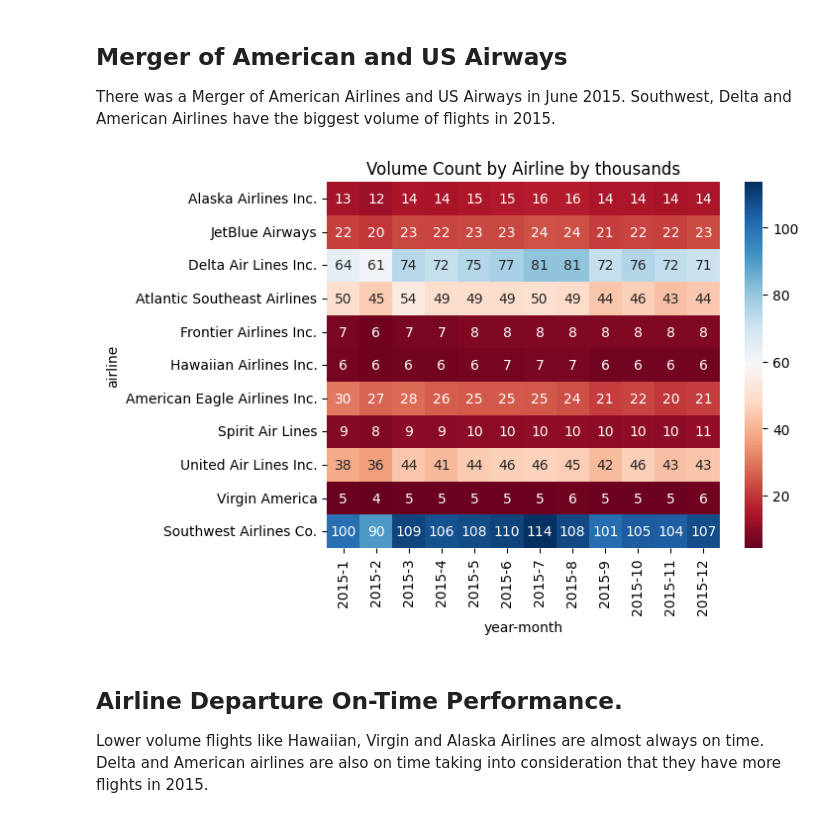
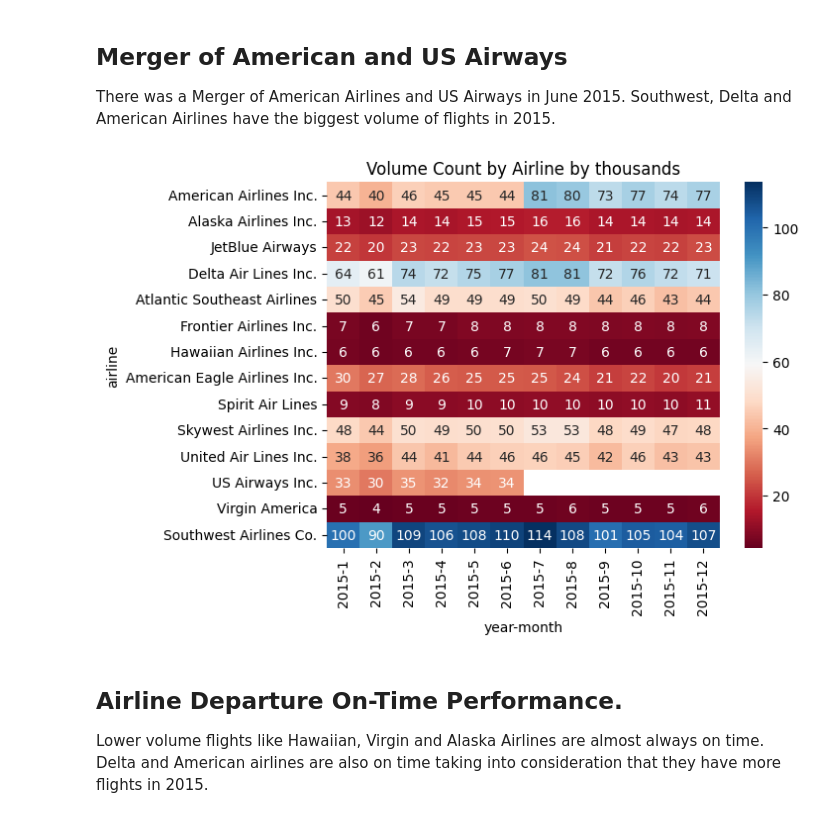
Before and after one commit to cmd-master/airline, a Jupyter notebook: airline-delays.ipynb, the cells around one changed output. Drawn from its saved outputs; the diff is of its cells as text; code cells hidden in the pictures.

Commit message:
Kaggle Notebook | USA Airline On Time Performance | Version 54

```diff
--- a/airline-delays.ipynb
+++ b/airline-delays.ipynb
@@ -152,11 +151,14 @@ def convertUTC(a):
         lambda row: row['ata_ls_date_time']
         .tz_localize(row['orig_timezone'], ambiguous=True, nonexistent='shift_forward')
         .tz_convert('UTC').replace(tzinfo=None), axis=1)
+
+    a['std_z_date'] = a['std_z_date_time'].dt.date
+
     return a
 # %%
 ## Execute
 
-# processAirports('/kaggle/input/flight-delays/airports.csv', index=False) ## Process this once, then save.
+## processAirports('/kaggle/input/flight-delays/airports.csv', index=False) ## Process this once, then save.
 df = cleanData(df)
 
 iatacodes = getIata(df) ## Detour. Get Iata codes for missing stations on October.
@@ -165,7 +167,7 @@ iatacodes['10666'] = 'BLI'
 
 df = mapData(df, timezone, iatacodes)
 df = convertUTC(df)
-df.drop(['orig_timezone', 'dest_timezone'], axis=1, inplace=True) ## Drop these before to_parquet.
+## df.drop(['orig_timezone', 'dest_timezone'], axis=1, inplace=True) ## Drop these before to_parquet.
 # %%
 ### Organize
 dly = [x for x in df.columns if 'delay' in x]
@@ -203,15 +205,15 @@ Name: otp_dly15, dtype: float64
 ## Merger of American and US Airways
 There was a Merger of American Airlines and US Airways in June 2015. Southwest, Delta and American Airlines have the biggest volume of flights in 2015.
 # %%
-g = train.pivot_table('flight_number', index='airline'
+g = df.pivot_table('flight_number', index='airline'
               , columns=['year', 'month']
               , aggfunc='count') / 1000
 g.index = g.index.map(airl.set_index('IATA_CODE')['AIRLINE'])
 sns.heatmap(g, cmap='RdBu', annot=True, fmt='.0f')
 
 plt.title("Volume Count by Airline by thousands");
 # %% [output]
-[figure, old version]
+[figure, new version]
 # %% [markdown]
 ## Airline Departure On-Time Performance.
 Lower volume flights like Hawaiian, Virgin and Alaska Airlines are almost always on time. Delta and American airlines are also on time taking into consideration that they have more flights in 2015.
```
Also changed, not shown: parts of 17 cells of this notebook.
